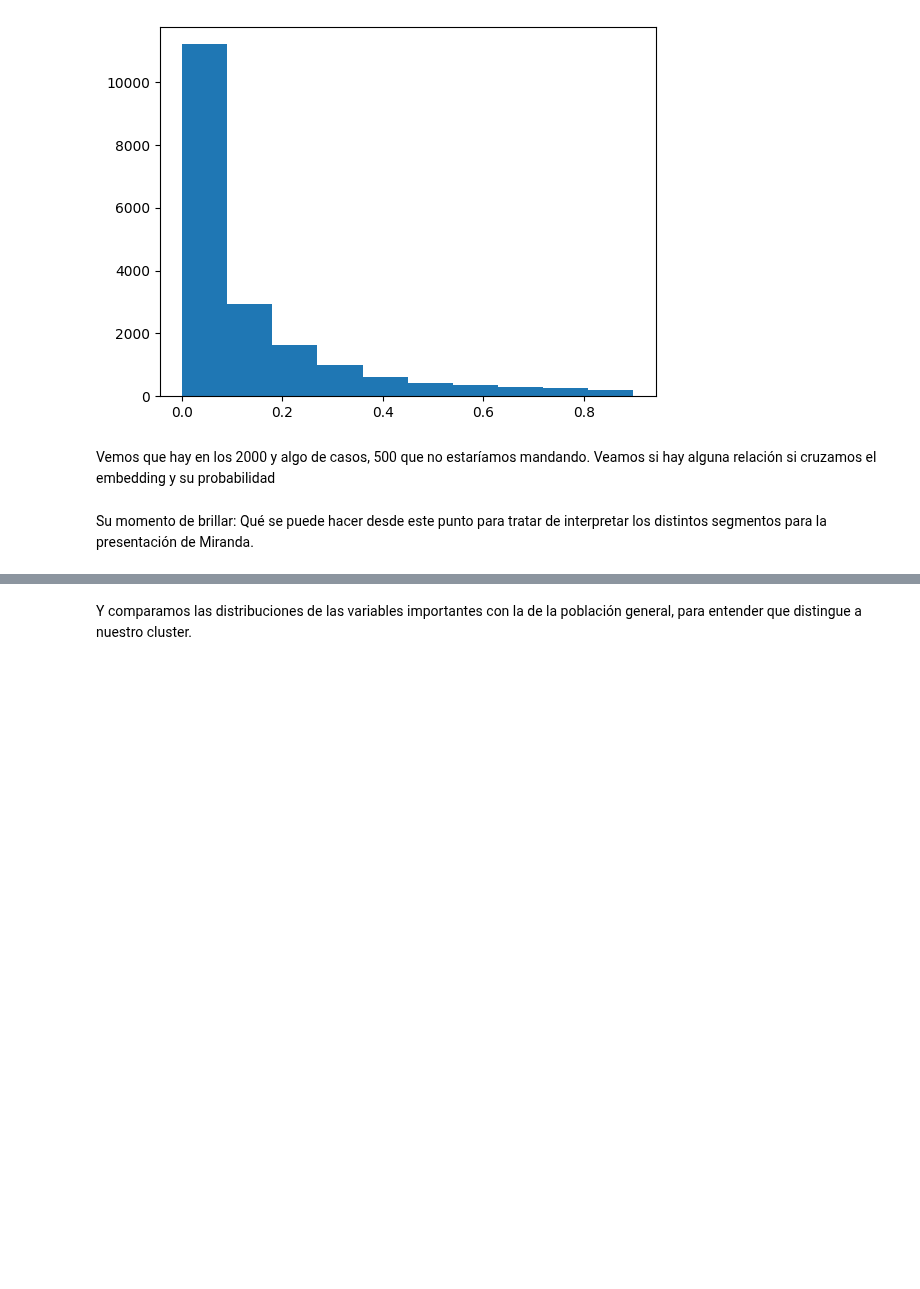
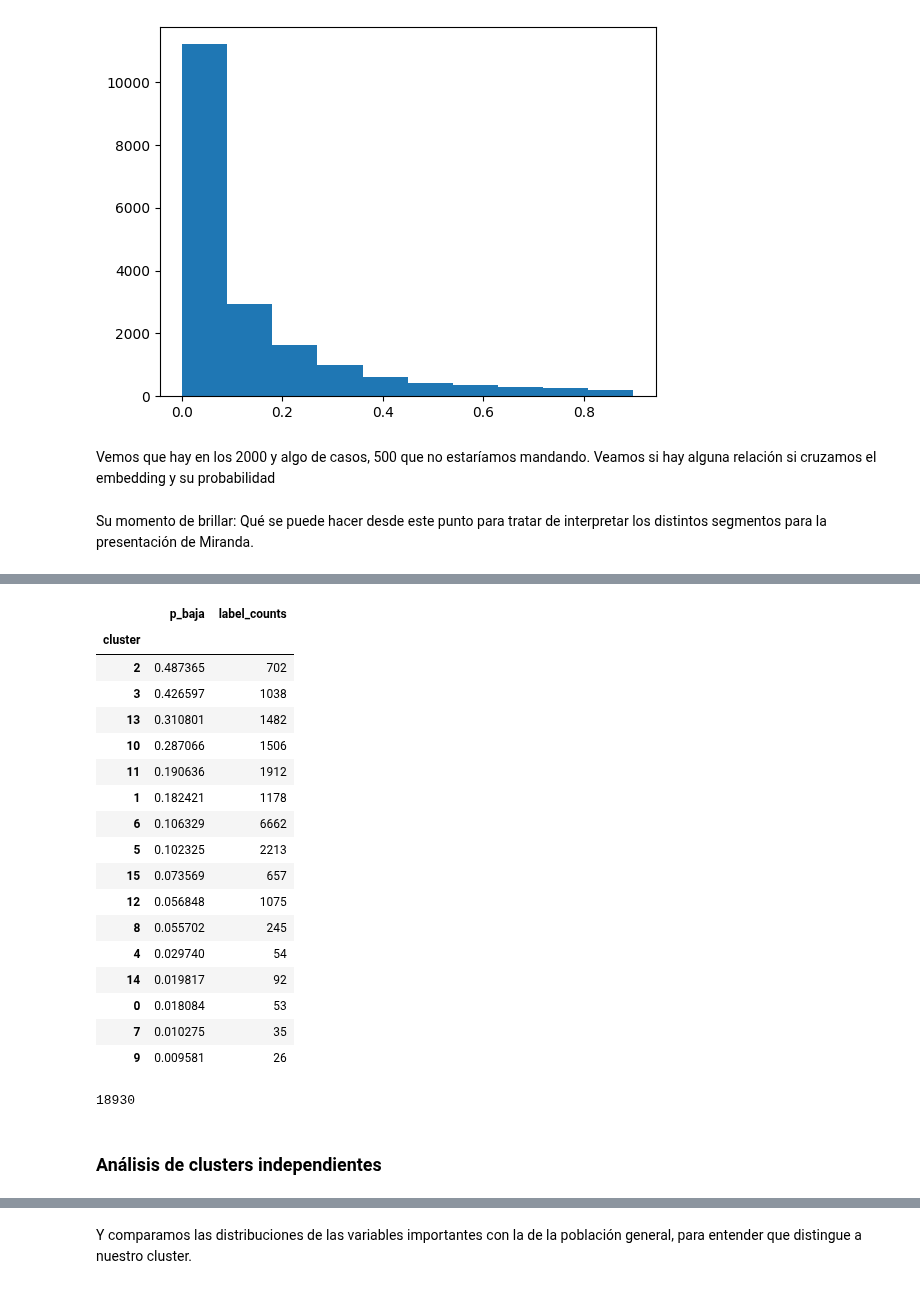
Before and after one commit to bettachini/dmeyf2023, a Jupyter notebook: zweite/801_local.ipynb, the cells around one changed output, grey strips where cells are left out. Cells and saved outputs as stored; diff of their text form; code cells hidden in the pictures; blank space fills up the shorter version.

```diff
--- a/zweite/801_local.ipynb
+++ b/zweite/801_local.ipynb
@@ -231,0 +256,38 @@ Comparamos 2 clusters para ver si cambian sus variables importantes
+# %%
+import collections
+# Count the number of cases per label in y.labels_
+label_counts = collections.Counter(y.labels_)
+# %%
+# I want a dataframe showing the mean of p_baja for each cluster
+p_bajas_df = pd.DataFrame(p_bajas, columns=['p_baja'])
+p_bajas_df['cluster'] = y.labels_
+# sort by p_baja
+df_grouped = p_bajas_df.groupby('cluster').mean().sort_values(by='p_baja', ascending=False)
+# append label_counts to df_grouped
+df_grouped['label_counts'] = label_counts.values()
+df_grouped
+# %% [output]
+|  | p_baja | label_counts |
+| cluster |  |  |
+| 2 | 0.487365 | 702 |
+| 3 | 0.426597 | 1038 |
+| 13 | 0.310801 | 1482 |
+| 10 | 0.287066 | 1506 |
+| 11 | 0.190636 | 1912 |
+| 1 | 0.182421 | 1178 |
+| 6 | 0.106329 | 6662 |
+| 5 | 0.102325 | 2213 |
+| 15 | 0.073569 | 657 |
+| 12 | 0.056848 | 1075 |
+| 8 | 0.055702 | 245 |
+| 4 | 0.029740 | 54 |
+| 14 | 0.019817 | 92 |
+| 0 | 0.018084 | 53 |
+| 7 | 0.010275 | 35 |
+| 9 | 0.009581 | 26 |
+# %%
+sum(df_grouped.label_counts)
+# %% [output]
+18930
+# %% [markdown]
+### Análisis de clusters independientes
```
Also changed, not shown: parts of 28 cells of this notebook, 1 other file.
